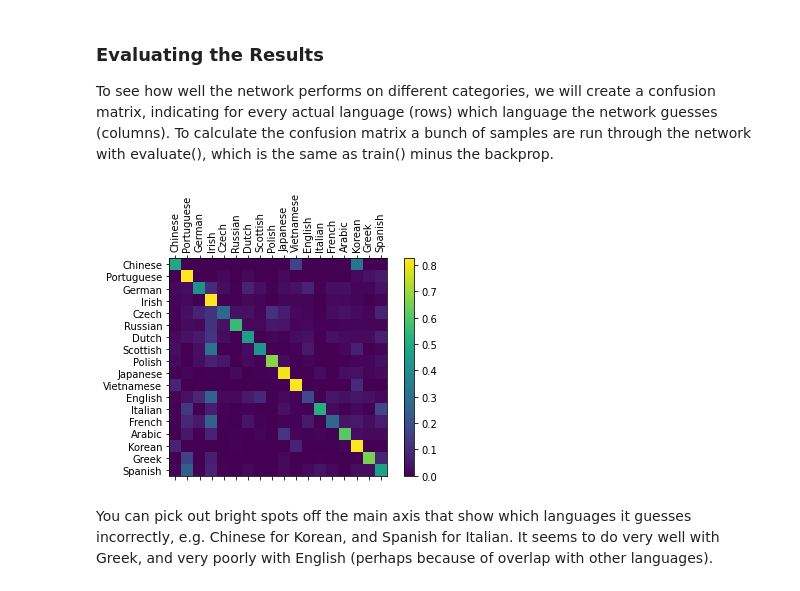
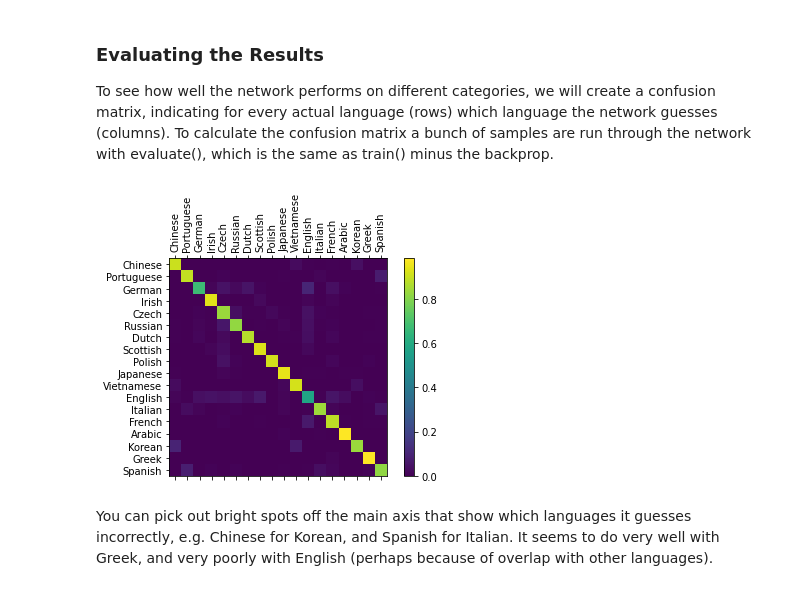
Before and after one commit to Stupid-wangnz/DL, a Jupyter notebook: RNN/rnn_pytorch_tutorial.ipynb, the cells around one changed output. Cells and saved outputs as stored; diff of their text form; code cells hidden in the pictures.

Commit message:
RNN LSTM

```diff
--- a/RNN/rnn_pytorch_tutorial.ipynb
+++ b/RNN/rnn_pytorch_tutorial.ipynb
@@ -205,22 +267,27 @@ Each loop of training will:
 - Back-propagate
 - Return the output and loss
 # %%
+model = lstm
+
 learning_rate = 0.005 # If you set this too high, it might explode. If too low, it might not learn
+optimizer = torch.optim.Adam(model.parameters(), lr=learning_rate)
+def train(category_tensor, line_tensor):
+    hidden = model.initHidden()
 
-def train(category_tensor, line_tensor):
-    hidden = rnn.initHidden()
-
-    rnn.zero_grad()
+    model.zero_grad()
 
     for i in range(line_tensor.size()[0]):
-        output, hidden = rnn(line_tensor[i], hidden)
+        output, hidden = model(line_tensor[i], hidden)
 
     loss = criterion(output, category_tensor)
     loss.backward()
 
     # Add parameters' gradients to their values, multiplied by learning rate
-    for p in rnn.parameters():
+    """
+    for p in lstm.parameters():
         p.data.add_(p.grad.data, alpha=-learning_rate)
+    """
+    optimizer.step()
 
     return output, loss.item()
 # %% [markdown]
@@ -229,15 +296,16 @@ Now we just have to run that with a bunch of examples. Since the train function
 import time
 import math
 
-n_iters = 100000
+n_iters = 150000
 print_every = 5000
 plot_every = 1000
 
 
-
 # Keep track of losses for plotting
 current_loss = 0
+current_acc = 0
 all_losses = []
+all_acc = []
 
 def timeSince(since):
     now = time.time()
@@ -253,14 +321,18 @@ for iter in range(1, n_iters + 1):
     output, loss = train(category_tensor, line_tensor)
     current_loss += loss
 
+    guess, guess_i = categoryFromOutput(output)
+    if guess == category:
+        current_acc += 1
     # Print iter number, loss, name and guess
     if iter % print_every == 0:
-        guess, guess_i = categoryFromOutput(output)
         correct = '✓' if guess == category else '✗ (%s)' % category
         print('%d %d%% (%s) %.4f %s / %s %s' % (iter, iter / n_iters * 100, timeSince(start), loss, line, guess, correct))
 
     # Add current loss avg to list of losses
     if iter % plot_every == 0:
         all_losses.append(current_loss / plot_every)
+        all_acc.append(current_acc / plot_every)
         current_loss = 0
+        current_acc = 0
 # %% [output]
@@ -306,43 +377,43 @@ n_confusion = 10000
 
 # Just return an output given a line
 def evaluate(line_tensor):
-    hidden = rnn.initHidden()
+    hidden = model.initHidden()
 
     for i in range(line_tensor.size()[0]):
-        output, hidden = rnn(line_tensor[i], hidden)
+        output, hidden = model(line_tensor[i], hidden)
 
     return output
 
 # Go through a bunch of examples and record which are correctly guessed
 for i in range(n_confusion):
     category, line, category_tensor, line_tensor = randomTrainingExample()
     output = evaluate(line_tensor)
     guess, guess_i = categoryFromOutput(output)
     category_i = all_categories.index(category)
     confusion[category_i][guess_i] += 1
 
 # Normalize by dividing every row by its sum
 for i in range(n_categories):
     confusion[i] = confusion[i] / confusion[i].sum()
 
 # Set up plot
 fig = plt.figure()
 ax = fig.add_subplot(111)
 cax = ax.matshow(confusion.numpy())
 fig.colorbar(cax)
 
 # Set up axes
 ax.set_xticklabels([''] + all_categories, rotation=90)
 ax.set_yticklabels([''] + all_categories)
 
 # Force label at every tick
 ax.xaxis.set_major_locator(ticker.MultipleLocator(1))
 ax.yaxis.set_major_locator(ticker.MultipleLocator(1))
 
 # sphinx_gallery_thumbnail_number = 2
 plt.show()
 # %% [output]
-[figure, old version]
+[figure, new version]
 # %% [markdown]
 You can pick out bright spots off the main axis that show which languages it guesses incorrectly, e.g. Chinese for Korean, and Spanish for Italian. It seems to do very well with Greek, and very poorly with English (perhaps because of overlap with other languages).
 # %% [markdown]
```
Also changed, not shown: parts of 7 cells of this notebook, 4 other files.
